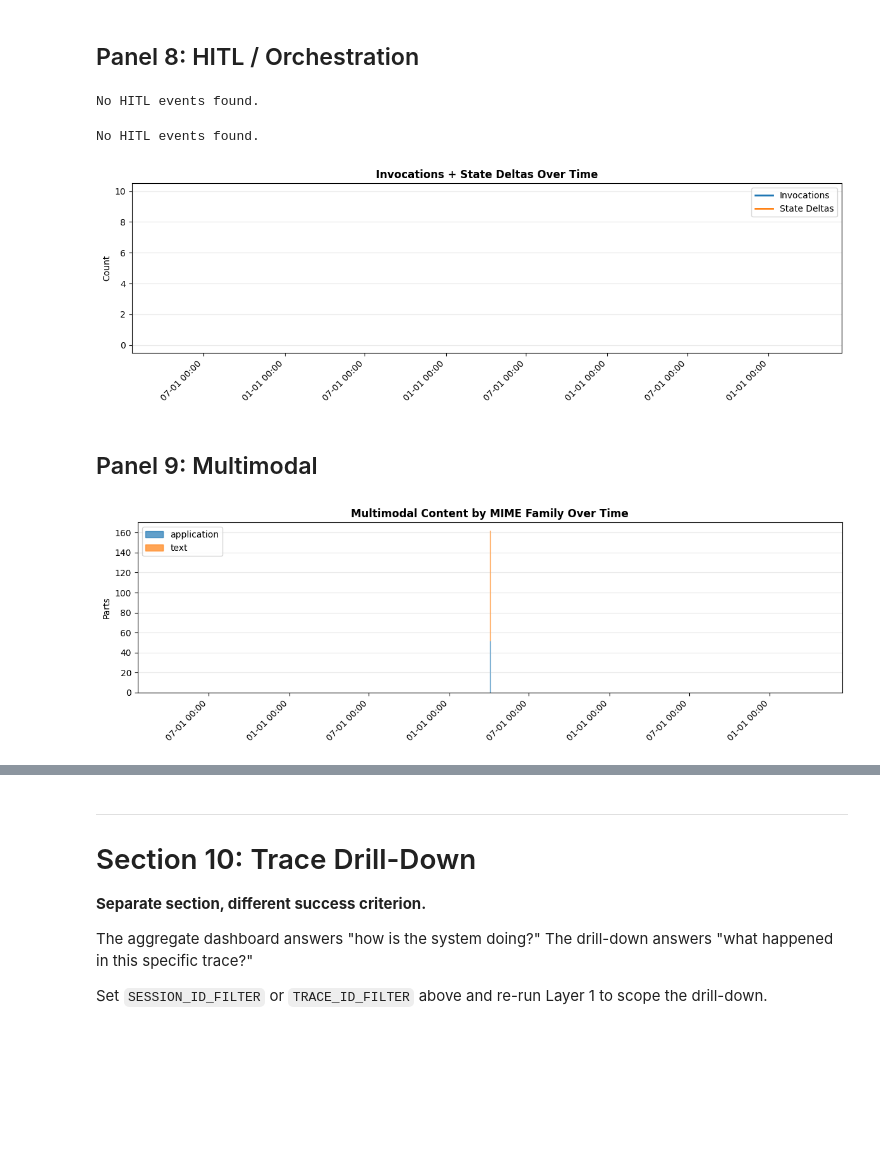
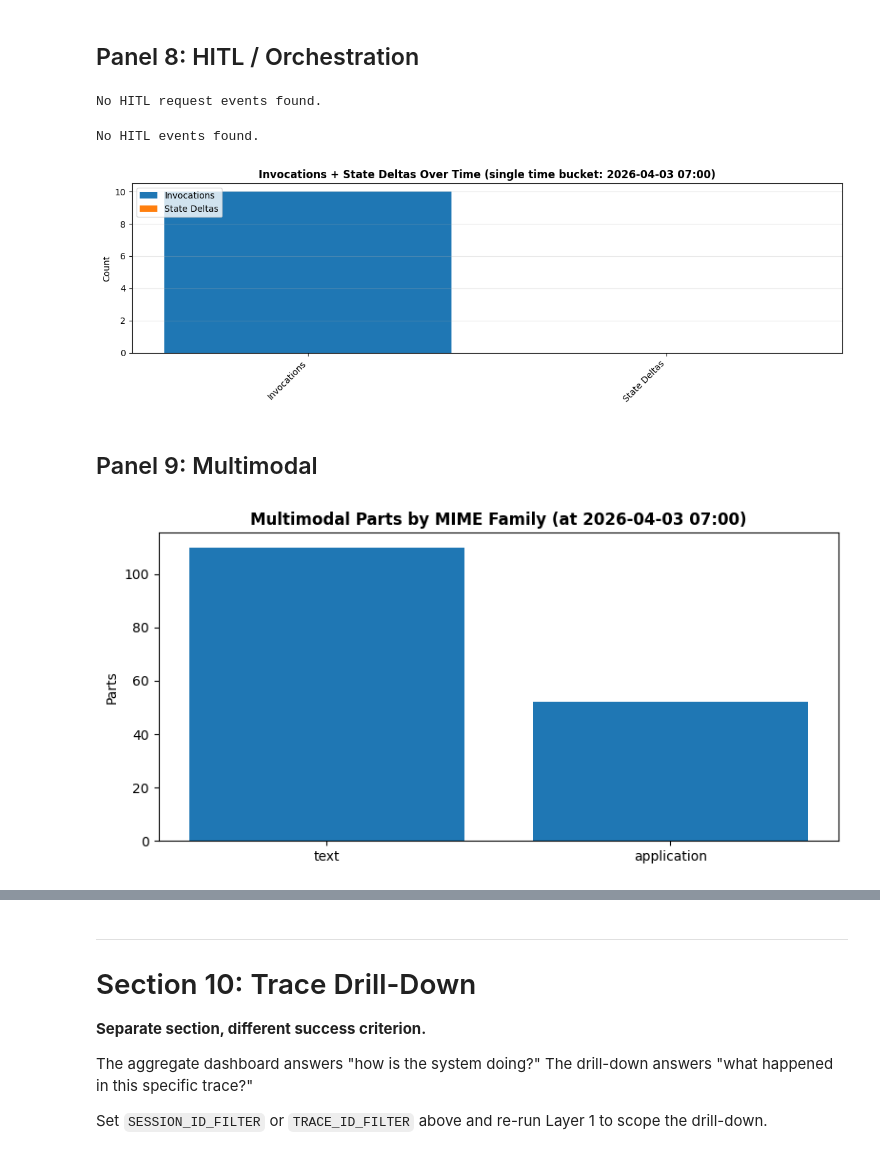
Before and after one commit to caohy1988/BigQuery-Agent-Analytics-SDK, a Jupyter notebook: examples/dashboard_v2.ipynb, the cells around one changed output, grey strips where cells are left out. Drawn from its saved outputs; the diff is of its cells as text; code cells hidden in the pictures; blank space fills up the shorter version.

```diff
--- a/examples/dashboard_v2.ipynb
+++ b/examples/dashboard_v2.ipynb
@@ -739,12 +743,5 @@ SELECT TIMESTAMP_TRUNC(start_ts, HOUR) AS hour,
 FROM session_rollups
 GROUP BY hour ORDER BY hour
 """)
-if not df.empty:
-    fig, ax = plt.subplots(figsize=(12, 4))
-    ax.plot(df["hour"], df["users"], marker="o", markersize=3)
-    fmt_ax(ax, "Distinct Users Over Time", ylabel="Users")
-    plt.tight_layout()
-    plt.show()
-else:
-    print("No user data.")
+time_plot(df, "hour", "users", "Distinct Users Over Time", "Users")
 # %% [output]
@@ -793,17 +790,25 @@ FROM hitl_events WHERE NOT is_completed
 GROUP BY hour, hitl_type ORDER BY hour
 """)
 if not df.empty:
-    pivot = df.pivot_table(index="hour", columns="hitl_type", values="requests", fill_value=0)
-    fig, ax = plt.subplots(figsize=(12, 4))
-    pivot.plot.area(ax=ax, alpha=0.7, stacked=True)
-    fmt_ax(ax, "HITL Requests Over Time by Type", ylabel="Requests")
-    ax.legend(loc="upper left")
-    plt.tight_layout()
-    plt.show()
+    if len(df["hour"].unique()) == 1:
+        fig, ax = plt.subplots(figsize=(8, 4))
+        ax.bar(df["hitl_type"].fillna("(unknown)"), df["requests"])
+        ax.set_title(f"HITL Requests by Type (at {str(df['hour'].iloc[0])[:16]})", fontweight="bold")
+        ax.set_ylabel("Requests")
+        plt.tight_layout()
+        plt.show()
+    else:
+        pivot = df.pivot_table(index="hour", columns="hitl_type", values="requests", fill_value=0)
+        fig, ax = plt.subplots(figsize=(12, 4))
+        pivot.plot.area(ax=ax, alpha=0.7, stacked=True)
+        fmt_ax(ax, "HITL Requests Over Time by Type", ylabel="Requests")
+        ax.legend(loc="upper left")
+        plt.tight_layout()
+        plt.show()
 else:
-    print("No HITL events found.")
+    print("No HITL request events found.")
 # %% [output]
-No HITL events found.
+No HITL request events found.
 # %%
 # Cell 28: HITL completion rate by type
 df = run("""
@@ -838,41 +843,42 @@ SELECT TIMESTAMP_TRUNC(start_ts, HOUR) AS hour,
 FROM session_rollups
 GROUP BY hour ORDER BY hour
 """)
-if not df.empty:
-    fig, ax = plt.subplots(figsize=(12, 4))
-    ax.plot(df["hour"], df["invocations"], label="Invocations", linewidth=2)
-    ax.plot(df["hour"], df["state_deltas"], label="State Deltas", linewidth=2)
-    fmt_ax(ax, "Invocations + State Deltas Over Time", ylabel="Count")
-    ax.legend()
-    plt.tight_layout()
-    plt.show()
-else:
-    print("No invocation data.")
+time_plot(df, "hour", ["invocations", "state_deltas"],
+          "Invocations + State Deltas Over Time", "Count",
+          labels=["Invocations", "State Deltas"])
 # %% [output]
-[figure, old version]
+[figure, new version]
 # %% [markdown]
 ## Panel 9: Multimodal
 # %%
 # Cell 30: Content by mime_family over time
 df = run("""
 SELECT TIMESTAMP_TRUNC(timestamp, HOUR) AS hour,
        COALESCE(mime_family, '(unknown)') AS mime_family,
        COUNT(*) AS parts
 FROM multimodal_parts
 GROUP BY hour, mime_family ORDER BY hour
 """)
 if not df.empty:
-    pivot = df.pivot_table(index="hour", columns="mime_family", values="parts", fill_value=0)
-    fig, ax = plt.subplots(figsize=(12, 4))
-    pivot.plot.area(ax=ax, alpha=0.7, stacked=True)
-    fmt_ax(ax, "Multimodal Content by MIME Family Over Time", ylabel="Parts")
-    ax.legend(loc="upper left")
-    plt.tight_layout()
-    plt.show()
+    if len(df["hour"].unique()) == 1:
+        fig, ax = plt.subplots(figsize=(8, 4))
+        ax.bar(df["mime_family"], df["parts"])
+        ax.set_title(f"Multimodal Parts by MIME Family (at {str(df['hour'].iloc[0])[:16]})", fontweight="bold")
+        ax.set_ylabel("Parts")
+        plt.tight_layout()
+        plt.show()
+    else:
+        pivot = df.pivot_table(index="hour", columns="mime_family", values="parts", fill_value=0)
+        fig, ax = plt.subplots(figsize=(12, 4))
+        pivot.plot.area(ax=ax, alpha=0.7, stacked=True)
+        fmt_ax(ax, "Multimodal Content by MIME Family Over Time", ylabel="Parts")
+        ax.legend(loc="upper left")
+        plt.tight_layout()
+        plt.show()
 else:
     print("No multimodal content found.")
 # %% [output]
-[figure, old version]
+[figure, new version]
 # %%
 # Cell 31: Truncation rate + storage mode breakdown
 df_trunc = run("""
```
Also changed, not shown: parts of 12 cells of this notebook.
